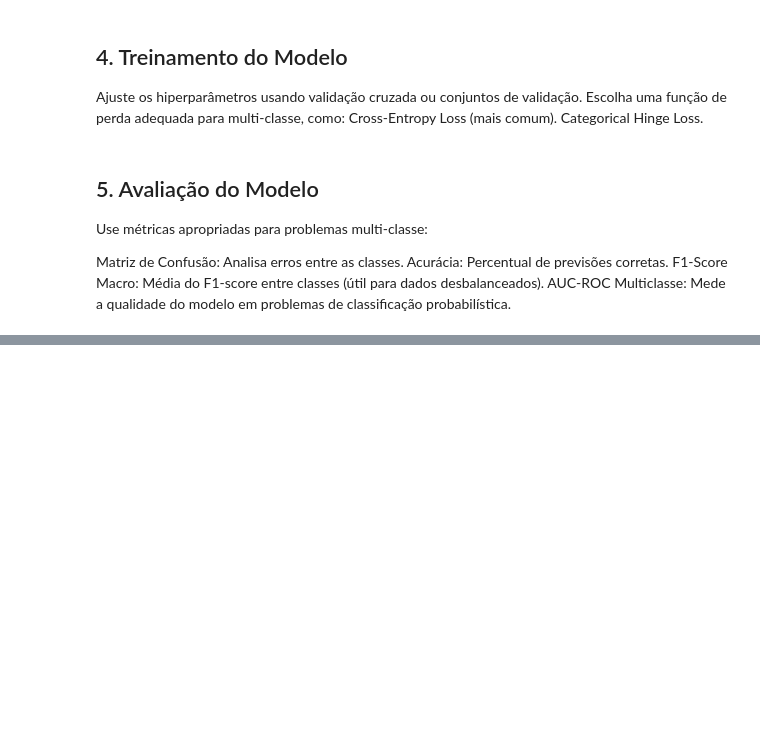
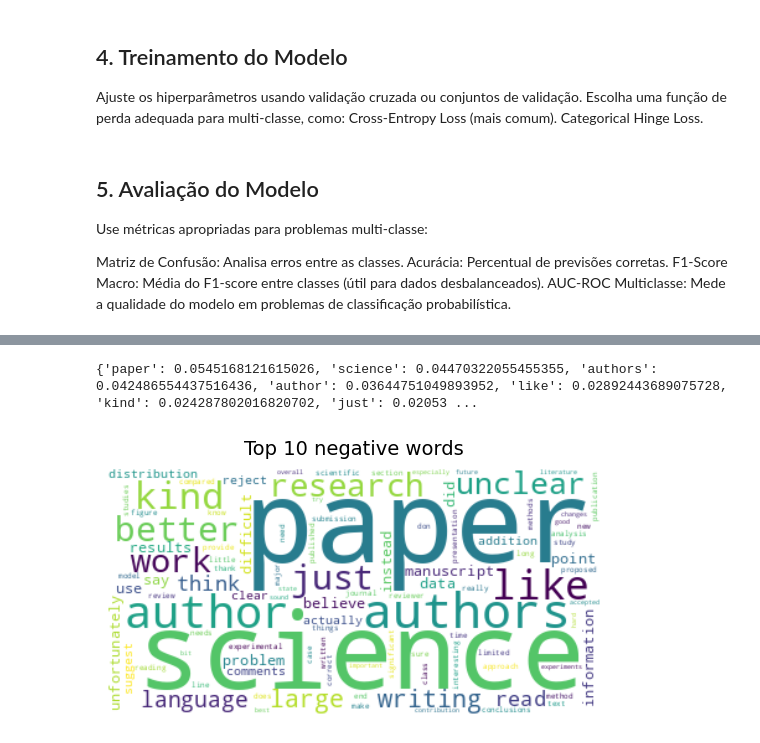
Before and after one commit to Carabinero/politeness-review-classification, a Jupyter notebook: politeness_convencional_v1_1.ipynb, the cells around one changed output, grey strips where cells are left out. Drawn from its saved outputs; the diff is of its cells as text; code cells hidden in the pictures; blank space fills up the shorter version.

```diff
--- a/politeness_convencional_v1_1.ipynb
+++ b/politeness_convencional_v1_1.ipynb
@@ -546,0 +726,27 @@ AUC-ROC Multiclasse: Mede a qualidade do modelo em problemas de classificação
+# %%
+# Derive feature importances
+feature_importances_1 = trained_models[1]['RandomForestClassifier'].feature_importances_
+
+# Get the feature names
+feature_names_1 = vect.get_feature_names_out()
+
+# Create a dictionary mapping feature names to importances
+feature_importance_dict_1 = dict(zip(feature_names_1, feature_importances_1))
+
+# Sort the dictionary by importance in descending order and get the top 10
+top_features_1 = dict(sorted(feature_importance_dict_1.items(), key=lambda item: item[1], reverse=True)[:100])
+print(top_features_1)
+
+# Create and generate a word cloud image
+cloud_negatives = WordCloud(background_color="white").generate_from_frequencies(top_features_1)
+
+# Display the generated wordcloud image
+plt.imshow(cloud_negatives, interpolation="bilinear")
+plt.title("Top 10 negative words", y=1.02, size=14)  # Choose title, position and size
+plt.axis("off")  # Turn off axis labels
+
+# Show the final image
+plt.show()
+# %% [output]
+{'paper': 0.0545168121615026, 'science': 0.04470322055455355, 'authors': 0.042486554437516436, 'author': 0.03644751049893952, 'like': 0.02892443689075728, 'kind': 0.024287802016820702, 'just': 0.02053 ...
+[figure, added]
```
Also changed, not shown: parts of 18 cells of this notebook.
